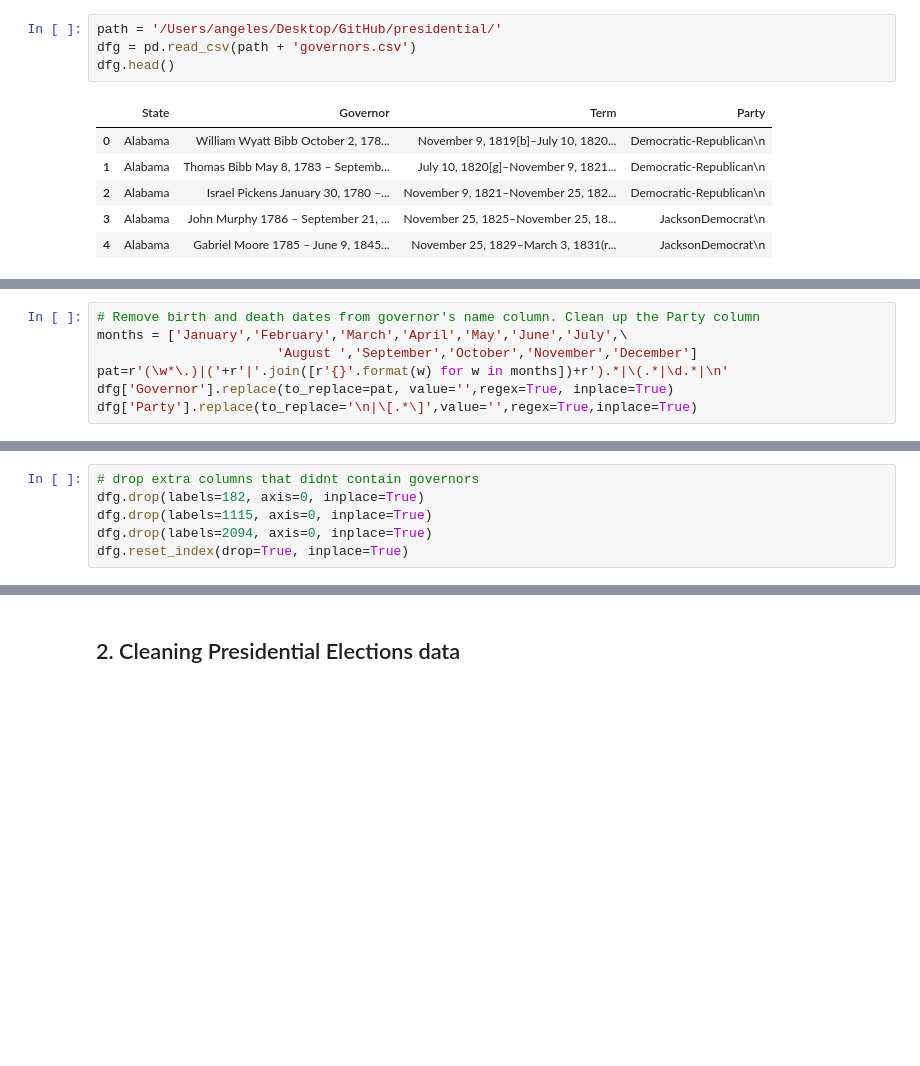
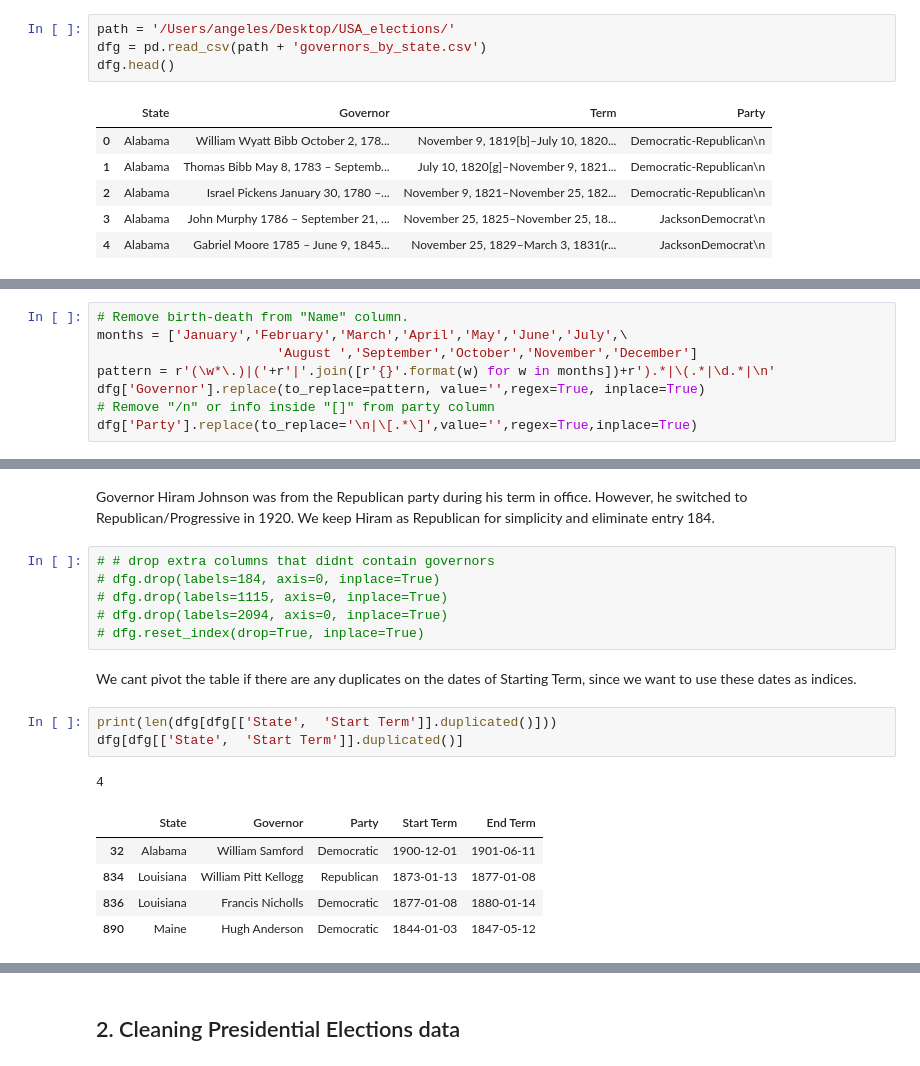
Before and after one commit to mangelesg/USA_elections, a Jupyter notebook: 02_cleaning_data.ipynb, the cells around one changed output, grey strips where cells are left out. Drawn from its saved outputs; the diff is of its cells as text; blank space fills up the shorter version.

```diff
--- a/02_cleaning_data.ipynb
+++ b/02_cleaning_data.ipynb
@@ -8,8 +8,8 @@ import matplotlib.pyplot as plt
 # %% [markdown]
 ## 1. Cleaning Governor's data
 # %%
-path = '/Users/angeles/Desktop/GitHub/presidential/'
-dfg = pd.read_csv(path + 'governors.csv')
+path = '/Users/angeles/Desktop/USA_elections/'
+dfg = pd.read_csv(path + 'governors_by_state.csv')
 dfg.head()
 # %% [output]
 |  | State | Governor | Term | Party |
@@ -48,9 +27,10 @@ dfg[['State','Governor']].groupby('State').count()
 # %%
-# Remove birth and death dates from governor's name column. Clean up the Party column
+# Remove birth-death from "Name" column.
 months = ['January','February','March','April','May','June','July',\
                        'August ','September','October','November','December']
-pat=r'(\w*\.)|('+r'|'.join([r'{}'.format(w) for w in months])+r').*|\(.*|\d.*|\n'
-dfg['Governor'].replace(to_replace=pat, value='',regex=True, inplace=True)
+pattern = r'(\w*\.)|('+r'|'.join([r'{}'.format(w) for w in months])+r').*|\(.*|\d.*|\n'
+dfg['Governor'].replace(to_replace=pattern, value='',regex=True, inplace=True)
+# Remove "/n" or info inside "[]" from party column
 dfg['Party'].replace(to_replace='\n|\[.*\]',value='',regex=True,inplace=True)
 # %%
 # 1. Separate the start-end term into two columns: Start Term and End Term.
@@ -89,6 +93,21 @@ dfg.head()
+# %% [markdown]
+Governor Hiram Johnson was from the Republican party during his term in office. However, he switched to Republican/Progressive in 1920.
+We keep Hiram as Republican for simplicity and eliminate entry 184.
 # %%
-# drop extra columns that didnt contain governors
-dfg.drop(labels=182, axis=0, inplace=True)
-dfg.drop(labels=1115, axis=0, inplace=True)
-dfg.drop(labels=2094, axis=0, inplace=True)
-dfg.reset_index(drop=True, inplace=True)
+# # drop extra columns that didnt contain governors
+# dfg.drop(labels=184, axis=0, inplace=True)
+# dfg.drop(labels=1115, axis=0, inplace=True)
+# dfg.drop(labels=2094, axis=0, inplace=True)
+# dfg.reset_index(drop=True, inplace=True)
+# %% [markdown]
+We cant pivot the table if there are any duplicates on the dates of Starting Term, since we want to use these dates as indices.
+# %%
+print(len(dfg[dfg[['State',  'Start Term']].duplicated()]))
+dfg[dfg[['State',  'Start Term']].duplicated()]
+# %% [output]
+4
+|  | State | Governor | Party | Start Term | End Term |
+| 32 | Alabama | William Samford | Democratic | 1900-12-01 | 1901-06-11 |
+| 834 | Louisiana | William Pitt Kellogg | Republican | 1873-01-13 | 1877-01-08 |
+| 836 | Louisiana | Francis Nicholls | Democratic | 1877-01-08 | 1880-01-14 |
+| 890 | Maine | Hugh Anderson | Democratic | 1844-01-03 | 1847-05-12 |
```
Also changed, not shown: parts of 31 cells of this notebook, 1 other file.
